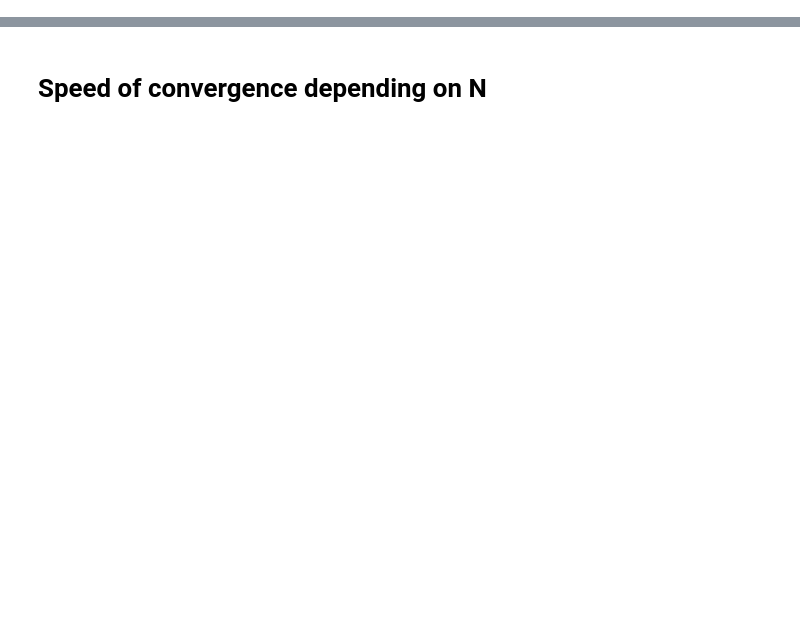
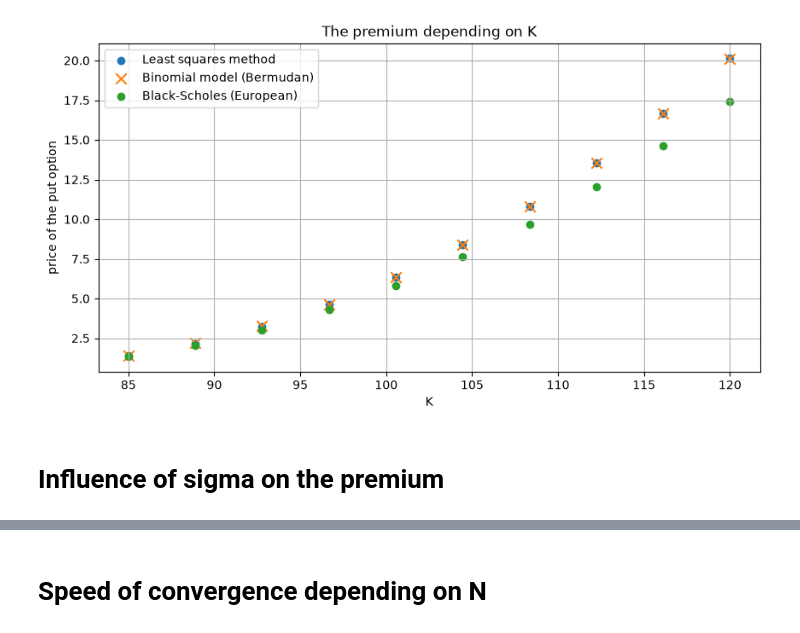
Before and after one commit to samuelmoyal/American-Option-Pricing, a Jupyter notebook: Monte_carlo.ipynb, the cells around one changed output, grey strips where cells are left out. Drawn from its saved outputs; the diff is of its cells as text; code cells hidden in the pictures; blank space fills up the shorter version.

```diff
--- a/Monte_carlo.ipynb
+++ b/Monte_carlo.ipynb
@@ -226,0 +108,15 @@ plt.show()
+# %%
+plt.figure(figsize=(10, 5))
+plt.scatter(valeurs_strike, premium_values1, label='Least squares method')
+plt.scatter(valeurs_strike, binomial_premium1, marker='x', s=80, label='Binomial model (Bermudan)')
+plt.scatter(valeurs_strike, scholes_strike, label='Black-Scholes (European)')
+plt.title('The premium depending on K')
+plt.legend()
+plt.xlabel('K')
+plt.ylabel('price of the put option')
+plt.grid(True)
+plt.show()
+# %% [output]
+[figure, added]
+# %% [markdown]
+# Influence of sigma on the premium
```
Also changed, not shown: parts of 42 cells of this notebook, 5 other files.
